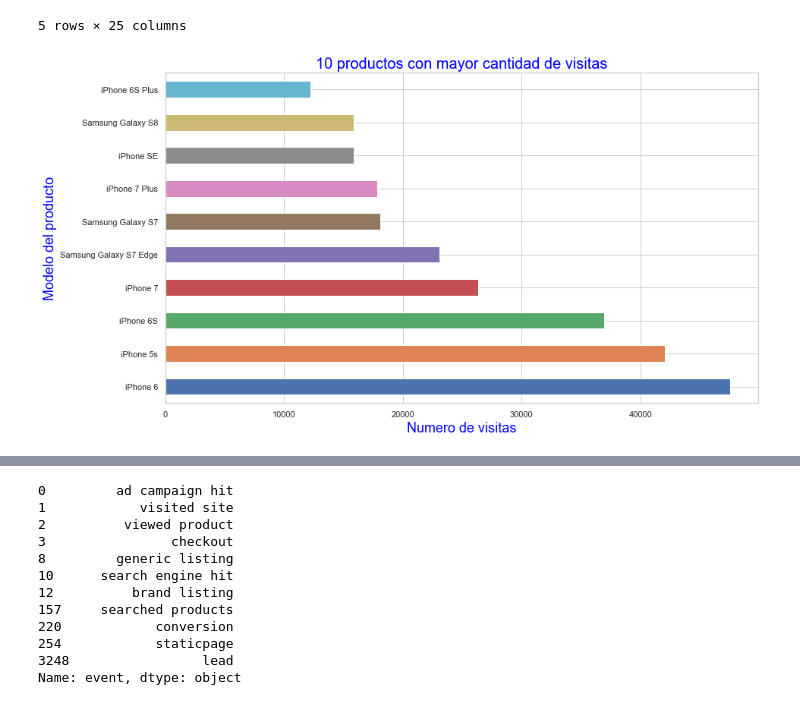
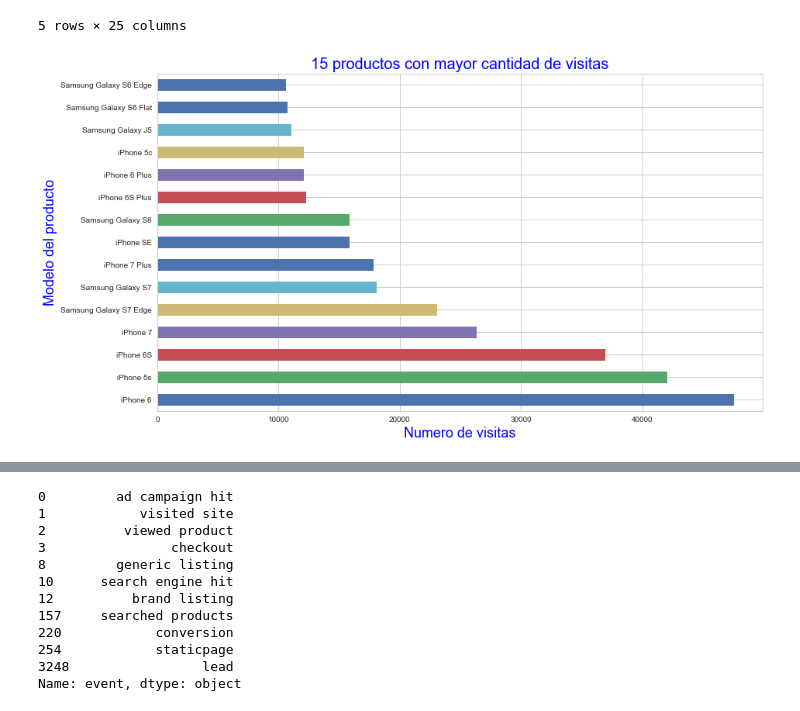
Before and after one commit to Blaz77/DatosReloaded, a Jupyter notebook: TP1/Exploracion_Trocafone.ipynb, the cells around one changed output, grey strips where cells are left out. Cells and saved outputs as stored; diff of their text form; code cells hidden in the pictures.

```diff
--- a/TP1/Exploracion_Trocafone.ipynb
+++ b/TP1/Exploracion_Trocafone.ipynb
@@ -192,12 +192,12 @@ views.head()
 | 26 | 2018-05-24 11:28:59 | viewed product | 000a54b2 | NaN | 6581.0 | iPhone 6S | Bom | 16GB | Cinza espacial | NaN | ... | ... |
 5 rows × 25 columns
 # %%
-conv_plot = views['model'].value_counts().head(10).plot(figsize=(14,8), kind='barh')
-conv_plot.set_title('10 productos con mayor cantidad de visitas', fontsize = 20, color = 'blue');
+conv_plot = views['model'].value_counts().head(15).plot(figsize=(14,8), kind='barh')
+conv_plot.set_title('15 productos con mayor cantidad de visitas', fontsize = 20, color = 'blue');
 conv_plot.set_xlabel('Numero de visitas', color = 'blue', fontsize = 18);
 conv_plot.set_ylabel('Modelo del producto', color = 'blue', fontsize = 18);
 # %% [output]
-[figure, old version]
+[figure, new version]
 # %%
 #Filtro filas con sku distinto de nulo y que tengan como evento 'conversion'
 conversions = trocafoneData[(trocafoneData['event'] == 'conversion') & (trocafoneData['sku']!= 'NaN')]
```
Also changed, not shown: parts of 21 cells of this notebook.
